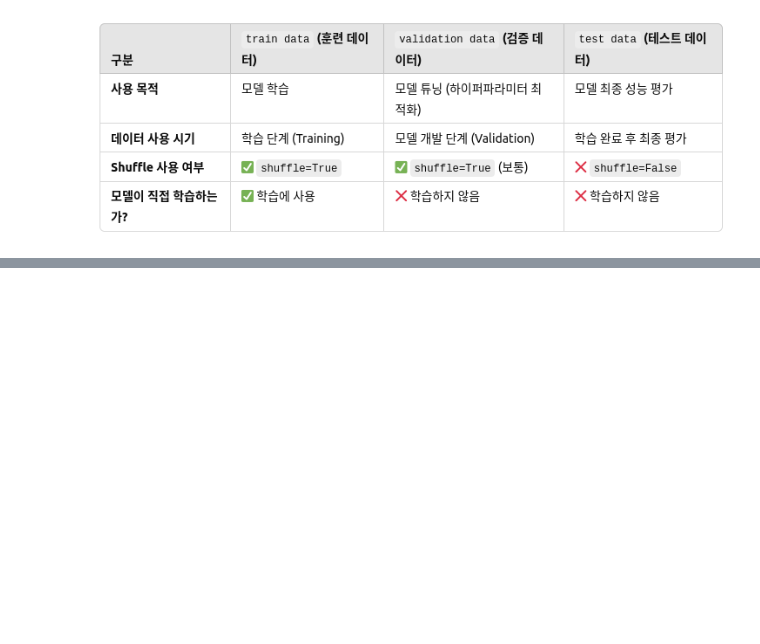
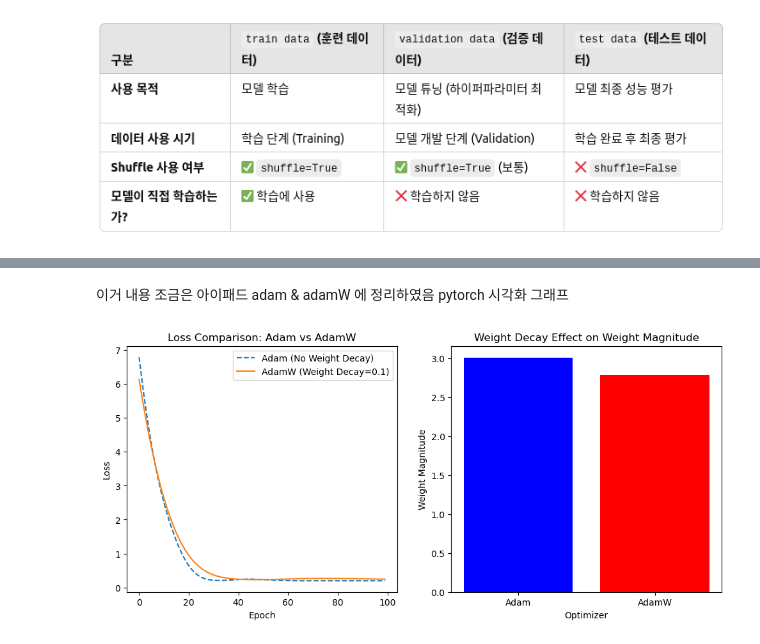
Before and after one commit to choibrandon/diffusion_policy_study, a Jupyter notebook: studying.ipynb, the cells around one changed output, grey strips where cells are left out. Saved outputs shown, nothing was run; the diff lists cells and outputs as text; code cells hidden in the pictures; blank space fills up the shorter version.

```diff
--- a/studying.ipynb
+++ b/studying.ipynb
@@ -135,0 +147,3 @@ print("사용 가능한 CPU 개수:", multiprocessing.cpu_count())  # 실제 사
+# %% [markdown]
+이거 내용 조금은 아이패드 adam & adamW 에 정리하였음
+pytorch 시각화 그래프
@@ -135,0 +155,58 @@ print("사용 가능한 CPU 개수:", multiprocessing.cpu_count())  # 실제 사
+# %%
+# 더미 데이터 생성
+torch.manual_seed(42)
+X = torch.randn(100, 1)
+Y = 3 * X + torch.randn(100, 1) * 0.5 # y = 3x + 노이즈
+
+# 간단한 모델 (선형 회귀)
+
+model1 = nn.Linear(1, 1)
+model2 = nn.Linear(1, 1)
+
+# 옵티마이저
+
+optimizer_adam = optim.Adam(model1.parameters(), lr=0.1, weight_decay=0)
+optimizer_adamw = optim.AdamW(model2.parameters(), lr=0.1, weight_decay=0.1)
+
+#손실함수
+criterion = nn.MSELoss()
+
+# 리스트로 학습과정 저장
+loss_adam = []
+loss_adamw = []
+
+#학습 루프
+for epoch in range(100):
+    for model, optimizer, loss_list in zip([model1, model2], [optimizer_adam, optimizer_adamw], [loss_adam, loss_adamw]):
+        optimizer.zero_grad()
+        output = model(X)
+        loss = criterion(output, Y)
+        loss.backward()
+        optimizer.step()
+        loss_list.append(loss.item())
+
+# 그래프 출력
+plt.figure(figsize=(12, 5))
+
+# 손실 그래프
+plt.subplot(1, 2, 1)
+plt.plot(loss_adam, label="Adam (No Weight Decay)", linestyle="--")
+plt.plot(loss_adamw, label="AdamW (Weight Decay=0.1)", linestyle="-")
+plt.xlabel("Epoch")
+plt.ylabel("Loss")
+plt.title("Loss Comparison: Adam vs AdamW")
+plt.legend()
+
+# 가중치 크기 비교
+weights_adam = list(model1.parameters())[0].detach().numpy().flatten()
+weights_adamw = list(model2.parameters())[0].detach().numpy().flatten()
+
+plt.subplot(1, 2, 2)
+plt.bar(["Adam", "AdamW"], [abs(weights_adam[0]), abs(weights_adamw[0])], color=["blue", "red"])
+plt.xlabel("Optimizer")
+plt.ylabel("Weight Magnitude")
+plt.title("Weight Decay Effect on Weight Magnitude")
+
+plt.show()
+# %% [output]
+[figure, added]
```
Also changed, not shown: parts of 4 cells of this notebook.
